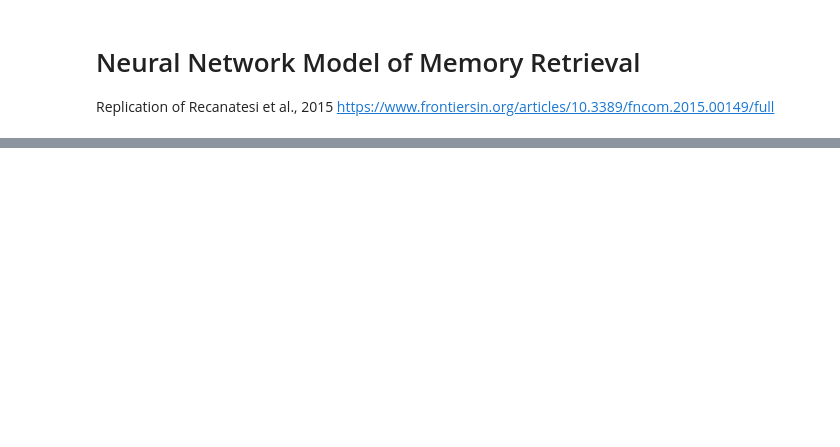
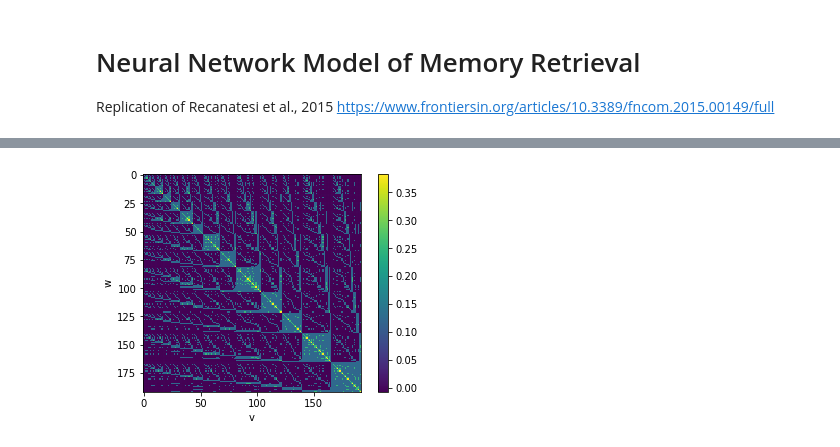
Before and after one commit to sjonany/replication_recanatesi_2015, a Jupyter notebook: main.ipynb, the cells around one changed output, grey strips where cells are left out. Saved outputs shown, nothing was run; the diff lists cells and outputs as text; code cells hidden in the pictures; blank space fills up the shorter version.

```diff
--- a/main.ipynb
+++ b/main.ipynb
@@ -34,0 +43,10 @@ plt.show()
+# %%
+# Plot the prototype connectivity matrix
+plt.figure()
+plt.imshow(proto_conn_mat, aspect=1)
+plt.xlabel('v')
+plt.ylabel('w')
+plt.colorbar()
+plt.show()
+# %% [output]
+[figure, added]
```
Also changed, not shown: parts of 14 cells of this notebook, 3 other files.
